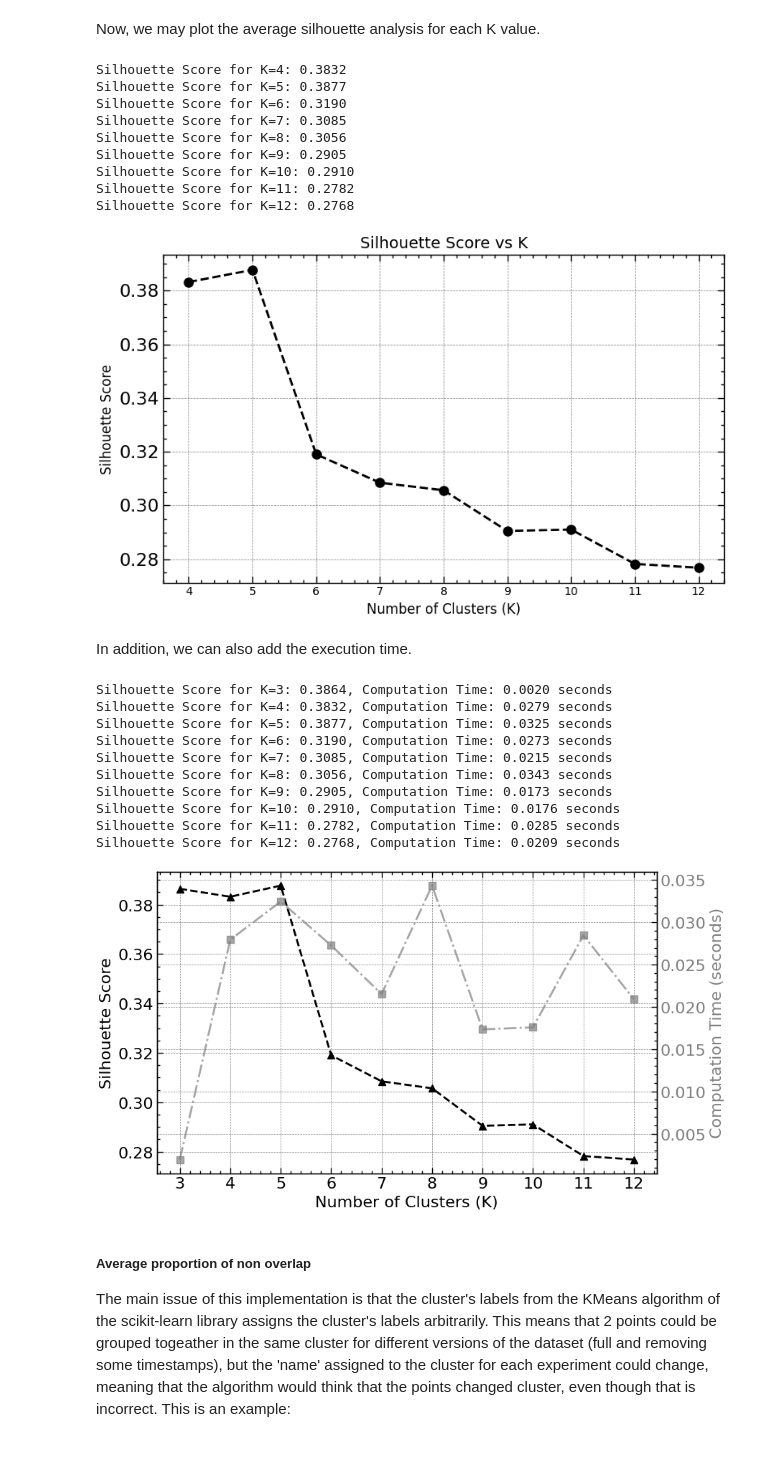
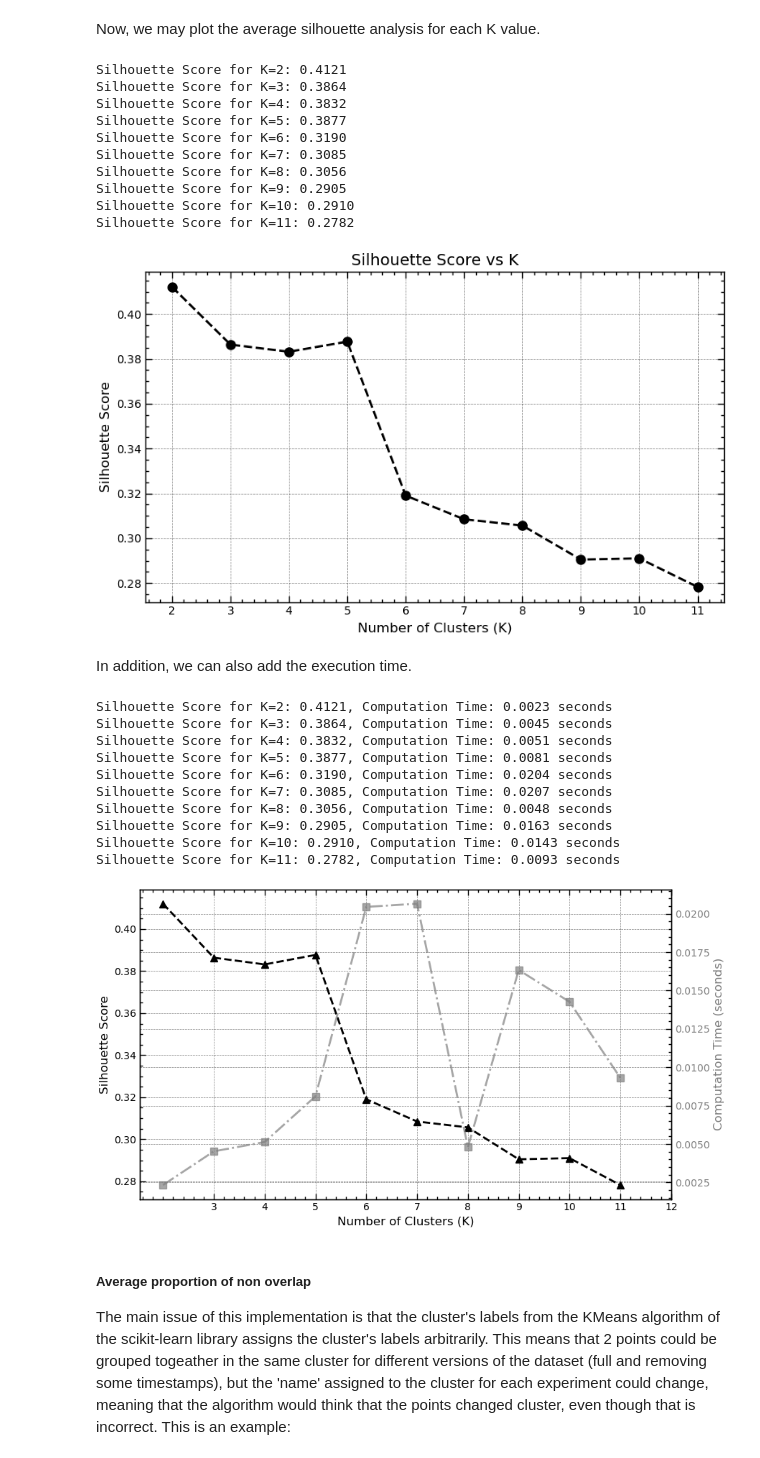
Before and after one commit to MarioPasc/complearn_projects, a Jupyter notebook: Clustering/code/k_means_clustering_sporulaton.ipynb, the cells around one changed output. Saved outputs shown, nothing was run; the diff lists cells and outputs as text; code cells hidden in the pictures.

Commit message:
Graphs updated with values for k = 2 and 3

```diff
--- a/Clustering/code/k_means_clustering_sporulaton.ipynb
+++ b/Clustering/code/k_means_clustering_sporulaton.ipynb
@@ -586,7 +588,7 @@ def kmeans_silhouette_analysis(data: pd.DataFrame, k_centroids_dict: dict, title
     results_df = pd.DataFrame(results)
     return results_df
 
-K_list = [3,4,5,6,7,8,9,10,11,12]
+K_list = [2,3,4,5,6,7,8,9,10,11]
 
 centroids_normalized = load_centroids_from_csv(K_list=K_list, csv_path='../results/normalized_data_UPGMA_centroids.csv')
 results_normalized = kmeans_silhouette_analysis(data_normalized[data_normalized.columns[1:]], centroids_normalized, title='')
@@ -595,8 +597,10 @@ results_normalized = kmeans_silhouette_analysis(data_normalized[data_normalized.
 # %% [markdown]
 Now, we may plot the average silhouette analysis for each K value.
 # %%
+X = data_normalized[data_normalized.columns[1:]].values
+
 # Define the range of K values to try
-k_values_to_try = np.arange(4, 13)
+k_values_to_try = np.arange(2, 12)
 
 # Store silhouette scores for each K value
 silhouette_scores = []
@@ -634,6 +638,8 @@ plt.grid(True)
 plt.tight_layout()
 plt.show()
 # %% [output]
+Silhouette Score for K=2: 0.4121
+Silhouette Score for K=3: 0.3864
 Silhouette Score for K=4: 0.3832
 Silhouette Score for K=5: 0.3877
 Silhouette Score for K=6: 0.3190
@@ -642,13 +648,12 @@ Silhouette Score for K=8: 0.3056
 Silhouette Score for K=9: 0.2905
 Silhouette Score for K=10: 0.2910
 Silhouette Score for K=11: 0.2782
-Silhouette Score for K=12: 0.2768
-[figure, old version]
+[figure, new version]
 # %% [markdown]
 In addition, we can also add the execution time.
 # %%
 # Define the range of K values to try
-k_values_to_try = np.arange(3, 13)
+k_values_to_try = np.arange(2, 12)
 
 # Store silhouette scores and computation times for each K value
 silhouette_scores = []
@@ -678,44 +683,44 @@ for k in k_values_to_try:
     score = silhouette_score(X, labels, metric='euclidean')
     silhouette_scores.append(score)
 
     print(f"Silhouette Score for K={k}: {score:.4f}, Computation Time: {computation_time:.4f} seconds")
 
 # Plot the silhouette scores and computation times
 fig, ax1 = plt.subplots(figsize=(9, 5))
 
 # Plot silhouette score on the left Y-axis
 ax1.set_xlabel('Number of Clusters (K)')
 ax1.set_ylabel('Silhouette Score', color='black')
 ax1.plot(k_values_to_try, silhouette_scores, linestyle='--', marker='^', markersize=7, color='black', label='Silhouette Score')
 ax1.tick_params(axis='y', labelcolor='black')
 
 # Create a second Y-axis for the computation time
 ax2 = ax1.twinx()
 ax2.set_ylabel('Computation Time (seconds)', color='grey')
 ax2.plot(k_values_to_try, computation_times, linestyle='-.', marker='s', markersize=7, color='grey', alpha=.7, label='Computation Time')
 ax2.tick_params(axis='y', labelcolor='grey')
 
 # Set plot title and labels
 #plt.title('Silhouette Score')
 
 # Show the plot with both Y-axes
 fig.tight_layout()
 plt.grid(True)
 plt.xticks(np.arange(3,13,1))
 plt.savefig('../results/figures/silhouette_against_k.pdf')
 plt.show()
 # %% [output]
-Silhouette Score for K=3: 0.3864, Computation Time: 0.0020 seconds
-Silhouette Score for K=4: 0.3832, Computation Time: 0.0279 seconds
-Silhouette Score for K=5: 0.3877, Computation Time: 0.0325 seconds
-Silhouette Score for K=6: 0.3190, Computation Time: 0.0273 seconds
-Silhouette Score for K=7: 0.3085, Computation Time: 0.0215 seconds
-Silhouette Score for K=8: 0.3056, Computation Time: 0.0343 seconds
-Silhouette Score for K=9: 0.2905, Computation Time: 0.0173 seconds
-Silhouette Score for K=10: 0.2910, Computation Time: 0.0176 seconds
-Silhouette Score for K=11: 0.2782, Computation Time: 0.0285 seconds
-Silhouette Score for K=12: 0.2768, Computation Time: 0.0209 seconds
+Silhouette Score for K=2: 0.4121, Computation Time: 0.0023 seconds
+Silhouette Score for K=3: 0.3864, Computation Time: 0.0045 seconds
+Silhouette Score for K=4: 0.3832, Computation Time: 0.0051 seconds
+Silhouette Score for K=5: 0.3877, Computation Time: 0.0081 seconds
+Silhouette Score for K=6: 0.3190, Computation Time: 0.0204 seconds
+Silhouette Score for K=7: 0.3085, Computation Time: 0.0207 seconds
+Silhouette Score for K=8: 0.3056, Computation Time: 0.0048 seconds
+Silhouette Score for K=9: 0.2905, Computation Time: 0.0163 seconds
+Silhouette Score for K=10: 0.2910, Computation Time: 0.0143 seconds
+Silhouette Score for K=11: 0.2782, Computation Time: 0.0093 seconds
-[figure, old version]
+[figure, new version]
 # %% [markdown]
 ##### Average proportion of non overlap
 
```
Also changed, not shown: parts of 9 cells of this notebook, 10 other files.
